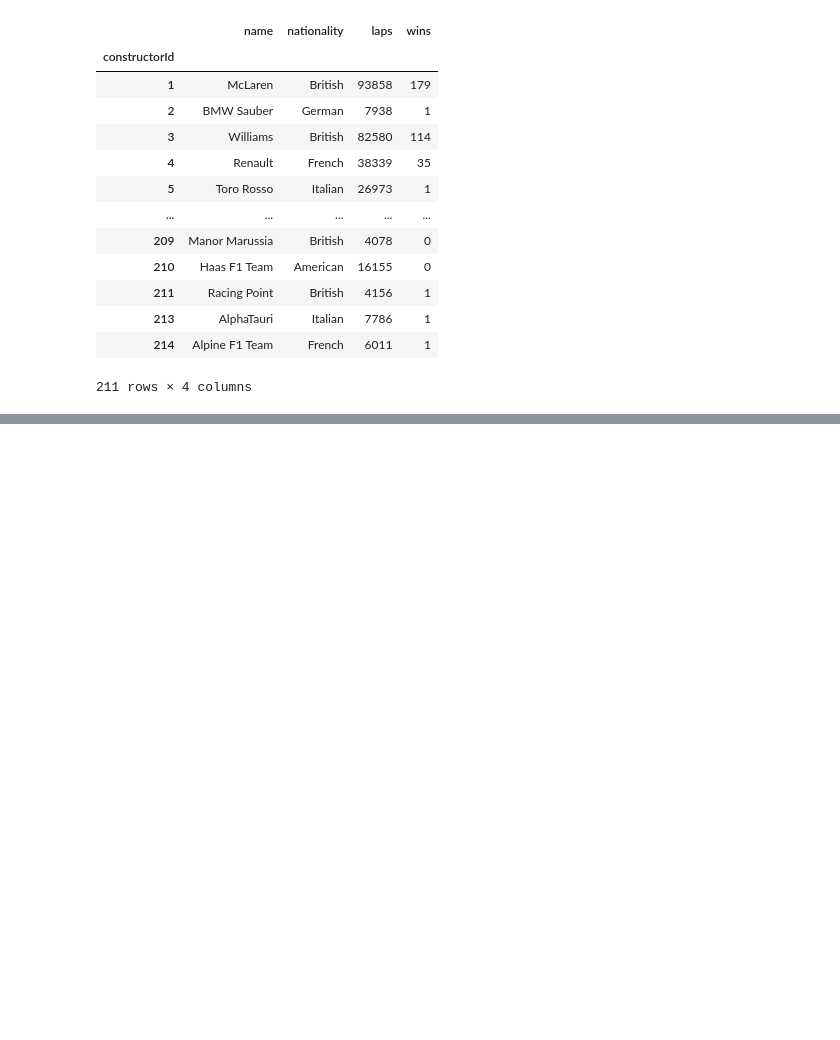
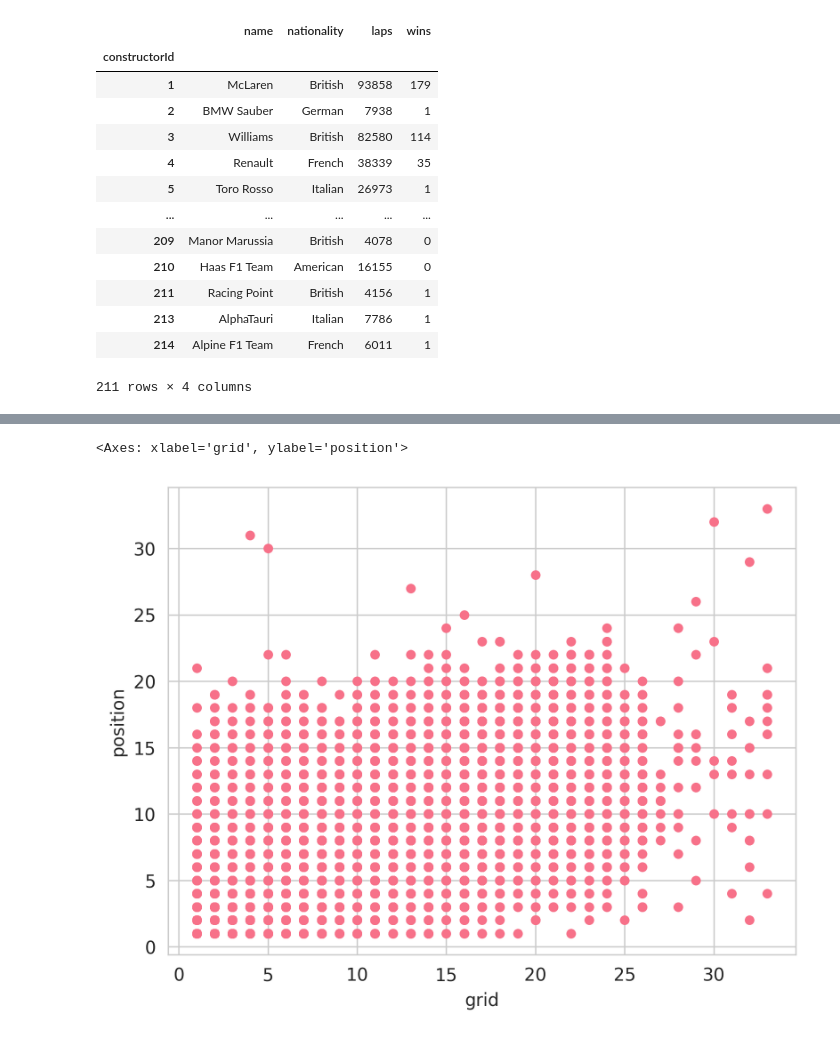
Before and after one commit to GuiCT/data-science-uni, a Jupyter notebook: analysis.ipynb, the cells around one changed output, grey strips where cells are left out. Cells and saved outputs as stored; diff of their text form; code cells hidden in the pictures; blank space fills up the shorter version.

Commit message:
scatter grid x pos

```diff
--- a/analysis.ipynb
+++ b/analysis.ipynb
@@ -258,0 +277,14 @@ plt.show()
+# %%
+position_grid_df = result_df_raw[[
+    "grid",
+    "position",
+]].copy()
+position_grid_df["grid"] = pd.to_numeric(position_grid_df["grid"], "coerce")
+position_grid_df["position"] = pd.to_numeric(position_grid_df["position"], "coerce", "integer")
+position_grid_df = position_grid_df.dropna()
+position_grid_df["position"] = position_grid_df["position"].astype(int)
+position_grid_df = position_grid_df.query("grid > 0 & position > 0")
+position_grid_df.plot.scatter(x='grid', y='position')
+# %% [output]
+<Axes: xlabel='grid', ylabel='position'>
+[figure, added]
```
Also changed, not shown: parts of 4 cells of this notebook.
